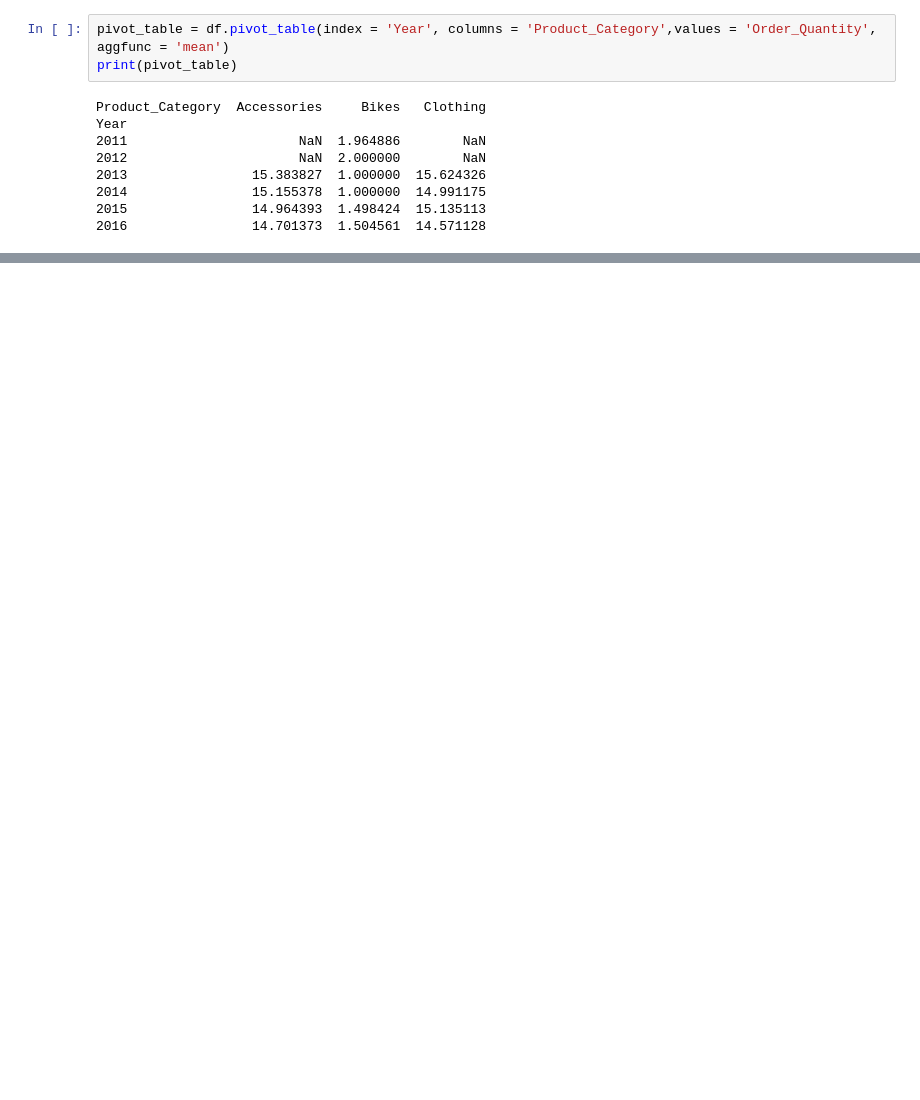
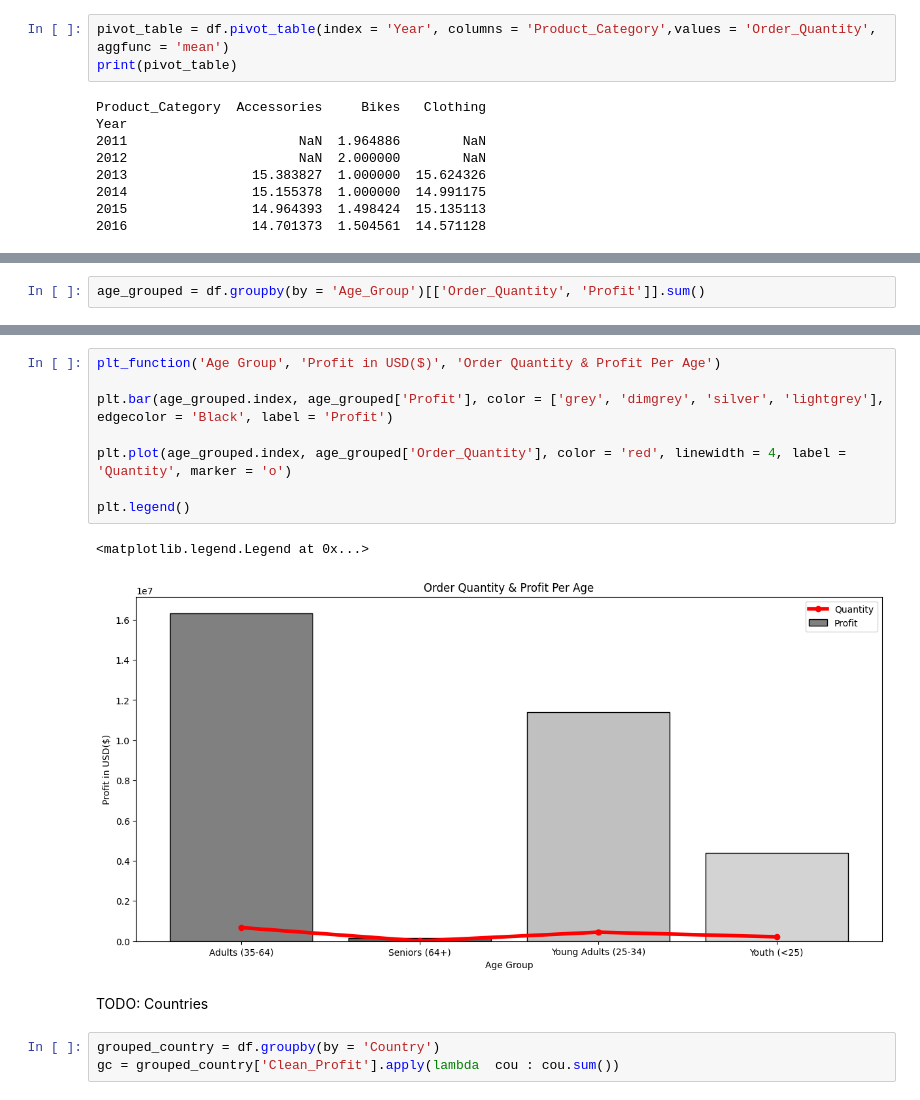
Before and after one commit to ChrisDiamantis99/Bike-Analysis, a Jupyter notebook: Bike.ipynb, the cells around one changed output, grey strips where cells are left out. Drawn from its saved outputs; the diff is of its cells as text; blank space fills up the shorter version.

```diff
--- a/Bike.ipynb
+++ b/Bike.ipynb
@@ -193,0 +237,2 @@ Year
+# %%
+age_grouped = df.groupby(by = 'Age_Group')[['Order_Quantity', 'Profit']].sum()
@@ -193,0 +248,16 @@ Year
+# %%
+plt_function('Age Group', 'Profit in USD($)', 'Order Quantity & Profit Per Age')
+
+plt.bar(age_grouped.index, age_grouped['Profit'], color = ['grey', 'dimgrey', 'silver', 'lightgrey'], edgecolor = 'Black', label = 'Profit')
+
+plt.plot(age_grouped.index, age_grouped['Order_Quantity'], color = 'red', linewidth = 4, label = 'Quantity', marker = 'o')
+
+plt.legend()
+# %% [output]
+<matplotlib.legend.Legend at 0x...>
+[figure, added]
+# %% [markdown]
+TODO: Countries
+# %%
+grouped_country = df.groupby(by = 'Country')
+gc = grouped_country['Clean_Profit'].apply(lambda  cou : cou.sum())
```
Also changed, not shown: parts of 27 cells of this notebook.
